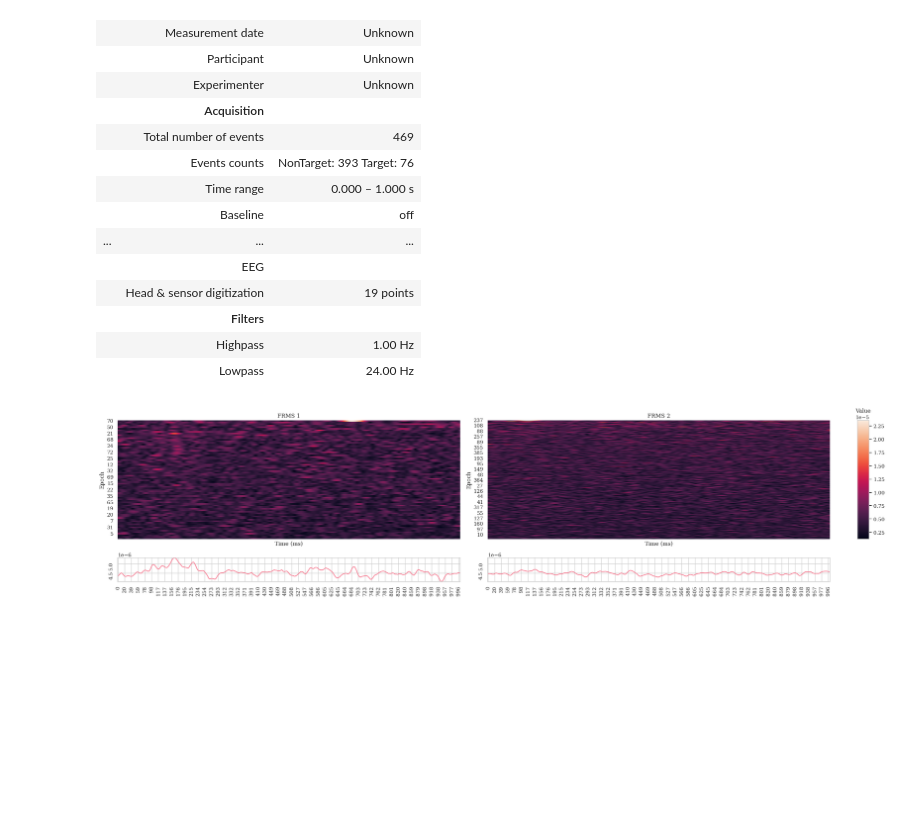
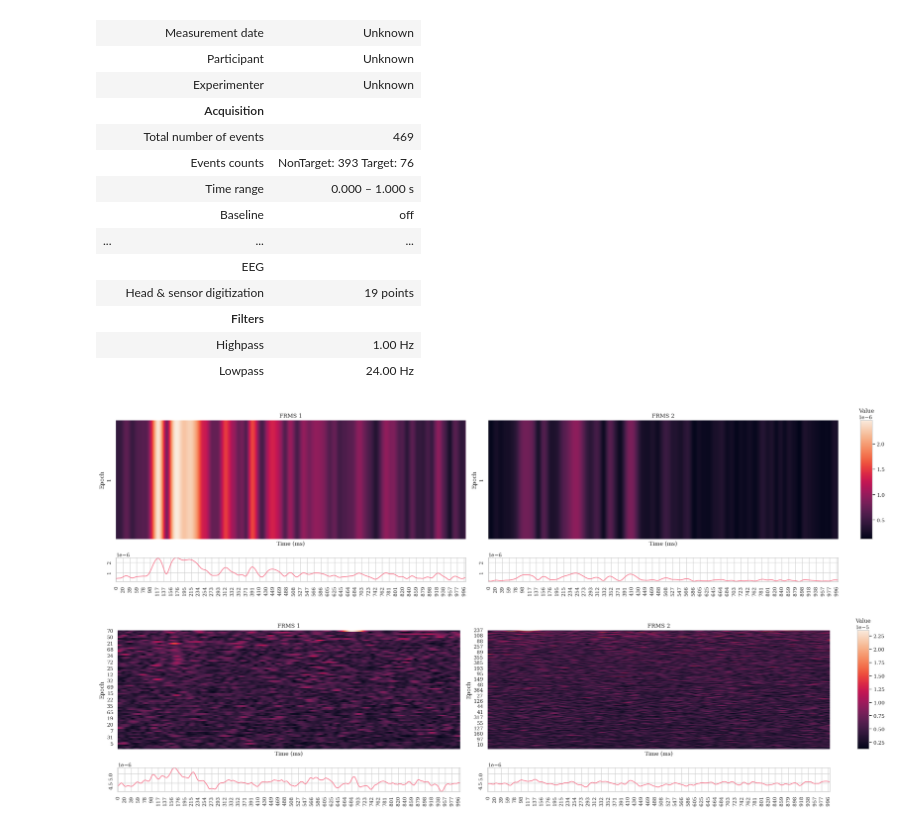
Before and after one commit to isacostamaia/EEG, a Jupyter notebook: notebooks/function_tests_notebooks/test_FRMS_single_session.ipynb, the cells around one changed output. Drawn from its saved outputs; the diff is of its cells as text; code cells hidden in the pictures; blank space fills up the shorter version.

```diff
--- a/notebooks/function_tests_notebooks/test_FRMS_single_session.ipynb
+++ b/notebooks/function_tests_notebooks/test_FRMS_single_session.ipynb
@@ -91,6 +93,13 @@ epochs
 |  | Filters |  |
 |  | Highpass | 1.00 Hz |
 |  | Lowpass | 24.00 Hz |
+# %%
+frms = FRMS(epochs["Target"].average())
+frms_ntg = FRMS(epochs["NonTarget"].average())
+
+frms.plot_compare(frms_ntg)
+# %% [output]
+[figure, added]
 # %%
 frms = FRMS(epochs["Target"])
 frms_ntg = FRMS(epochs["NonTarget"])
```
Also changed, not shown: parts of 15 cells of this notebook, 36 other files.
